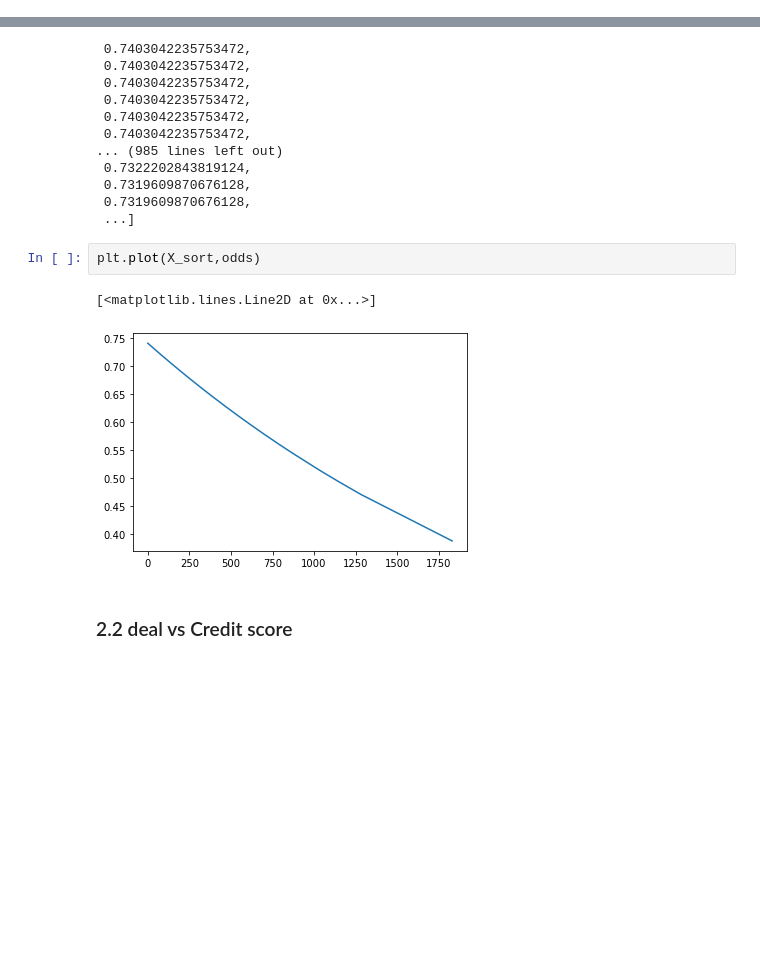
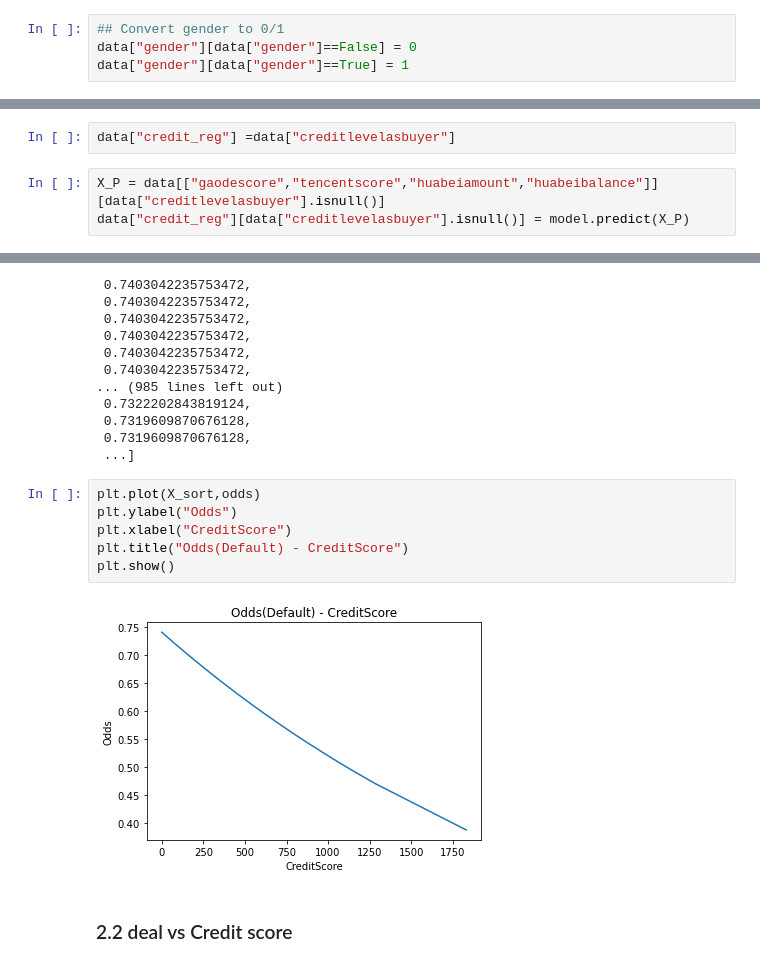
Before and after one commit to Lawrence-Lu/Jupyter, a Jupyter notebook: Fin-Tech/Assignment1/Code/DigitalFootprint vs Default and Deal.ipynb, the cells around one changed output, grey strips where cells are left out. Saved outputs shown, nothing was run; the diff lists cells and outputs as text; blank space fills up the shorter version.

```diff
--- a/Fin-Tech/Assignment1/Code/DigitalFootprint vs Default and Deal.ipynb
+++ b/Fin-Tech/Assignment1/Code/DigitalFootprint vs Default and Deal.ipynb
@@ -49,3 +53,7 @@ Data columns (total 47 columns):
  46  default_max_60         2205 non-null   object
 dtypes: bool(3), float64(11), int64(17), object(16)
 memory usage: 1.7+ MB
+# %%
+## Convert gender to 0/1
+data["gender"][data["gender"]==False] = 0
+data["gender"][data["gender"]==True] = 1
@@ -119,0 +204,5 @@ pd.get_dummies(data,columns=["highcontact","deal"])
+# %%
+data["credit_reg"] =data["creditlevelasbuyer"]
+# %%
+X_P = data[["gaodescore","tencentscore","huabeiamount","huabeibalance"]][data["creditlevelasbuyer"].isnull()]
+data["credit_reg"][data["creditlevelasbuyer"].isnull()] = model.predict(X_P)
@@ -245,9 +367,12 @@ odds
  ...]
 # %%
 plt.plot(X_sort,odds)
+plt.ylabel("Odds")
+plt.xlabel("CreditScore")
+plt.title("Odds(Default) - CreditScore")
+plt.show()
 # %% [output]
-[<matplotlib.lines.Line2D at 0x...>]
-[figure, old version]
+[figure, new version]
 # %% [markdown]
 <a id="2.2"> </a>
 ### 2.2 deal vs Credit score
```
Also changed, not shown: parts of 20 cells of this notebook, 2 other files.
